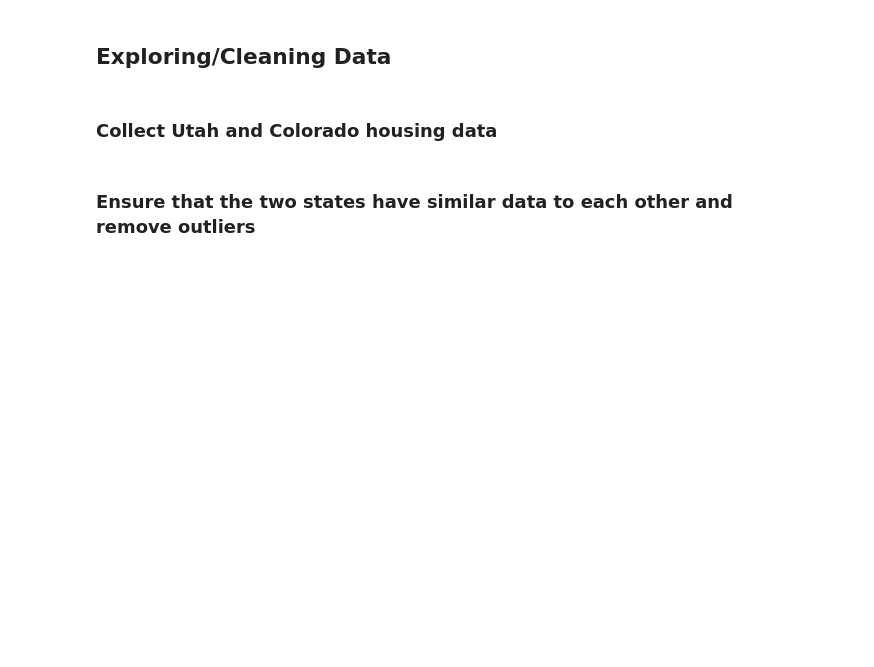
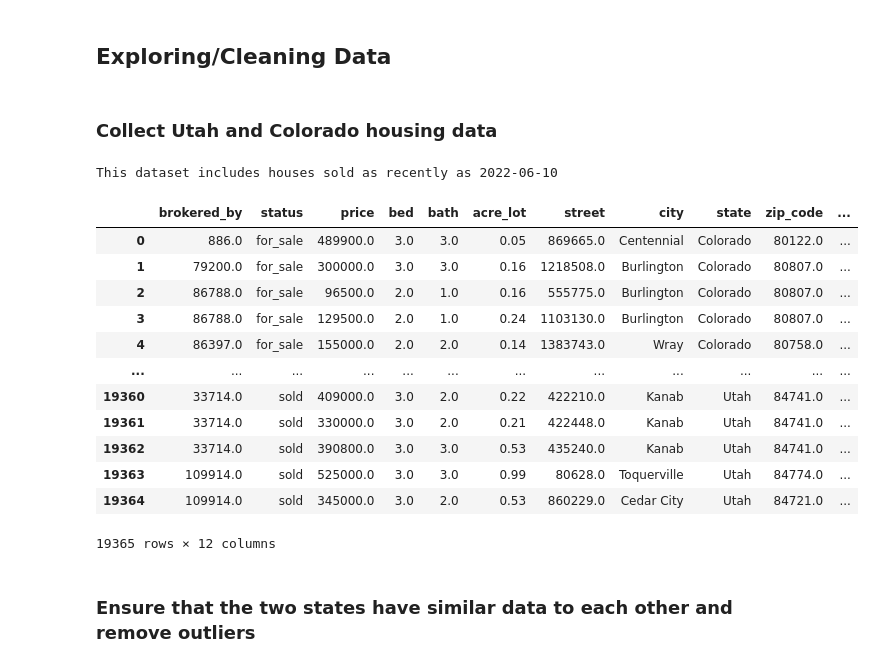
Before and after one commit to n8taylor/cs5830_project8, a Jupyter notebook: project8.ipynb, the cells around one changed output. Drawn from its saved outputs; the diff is of its cells as text; code cells hidden in the pictures; blank space fills up the shorter version.

```diff
--- a/project8.ipynb
+++ b/project8.ipynb
@@ -33,10 +33,26 @@ from sklearn import tree
 # %%
 df = pd.read_csv('realtor-data.csv')
 df = df[df['state'].isin(['Utah', 'Colorado'])]
 df = df.dropna()
-df = df.drop(df[df.status == 'sold'].index)
+print(f'This dataset includes houses sold as recently as {pd.to_datetime(df["prev_sold_date"]).max().date()}')
+# df = df.drop(df[df.status == 'sold'].index)
 df = df.reset_index(drop=True)
 df
+# %% [output]
+This dataset includes houses sold as recently as 2022-06-10
+|  | brokered_by | status | price | bed | bath | acre_lot | street | city | state | zip_code | ... |
+| 0 | 886.0 | for_sale | 489900.0 | 3.0 | 3.0 | 0.05 | 869665.0 | Centennial | Colorado | 80122.0 | ... |
+| 1 | 79200.0 | for_sale | 300000.0 | 3.0 | 3.0 | 0.16 | 1218508.0 | Burlington | Colorado | 80807.0 | ... |
+| 2 | 86788.0 | for_sale | 96500.0 | 2.0 | 1.0 | 0.16 | 555775.0 | Burlington | Colorado | 80807.0 | ... |
+| 3 | 86788.0 | for_sale | 129500.0 | 2.0 | 1.0 | 0.24 | 1103130.0 | Burlington | Colorado | 80807.0 | ... |
+| 4 | 86397.0 | for_sale | 155000.0 | 2.0 | 2.0 | 0.14 | 1383743.0 | Wray | Colorado | 80758.0 | ... |
+| ... | ... | ... | ... | ... | ... | ... | ... | ... | ... | ... | ... |
+| 19360 | 33714.0 | sold | 409000.0 | 3.0 | 2.0 | 0.22 | 422210.0 | Kanab | Utah | 84741.0 | ... |
+| 19361 | 33714.0 | sold | 330000.0 | 3.0 | 2.0 | 0.21 | 422448.0 | Kanab | Utah | 84741.0 | ... |
+| 19362 | 33714.0 | sold | 390800.0 | 3.0 | 3.0 | 0.53 | 435240.0 | Kanab | Utah | 84741.0 | ... |
+| 19363 | 109914.0 | sold | 525000.0 | 3.0 | 3.0 | 0.99 | 80628.0 | Toquerville | Utah | 84774.0 | ... |
+| 19364 | 109914.0 | sold | 345000.0 | 3.0 | 2.0 | 0.53 | 860229.0 | Cedar City | Utah | 84721.0 | ... |
+19365 rows × 12 columns
 # %% [markdown]
 ### Ensure that the two states have similar data to each other and remove outliers
 # %%
```
Also changed, not shown: parts of 16 cells of this notebook.
